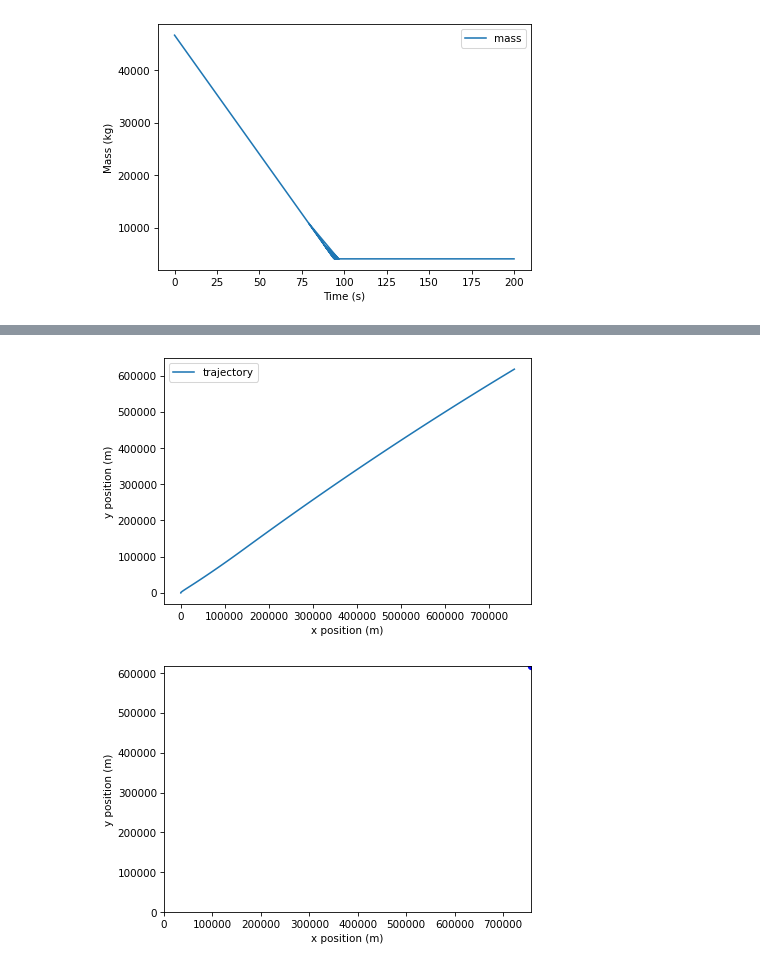
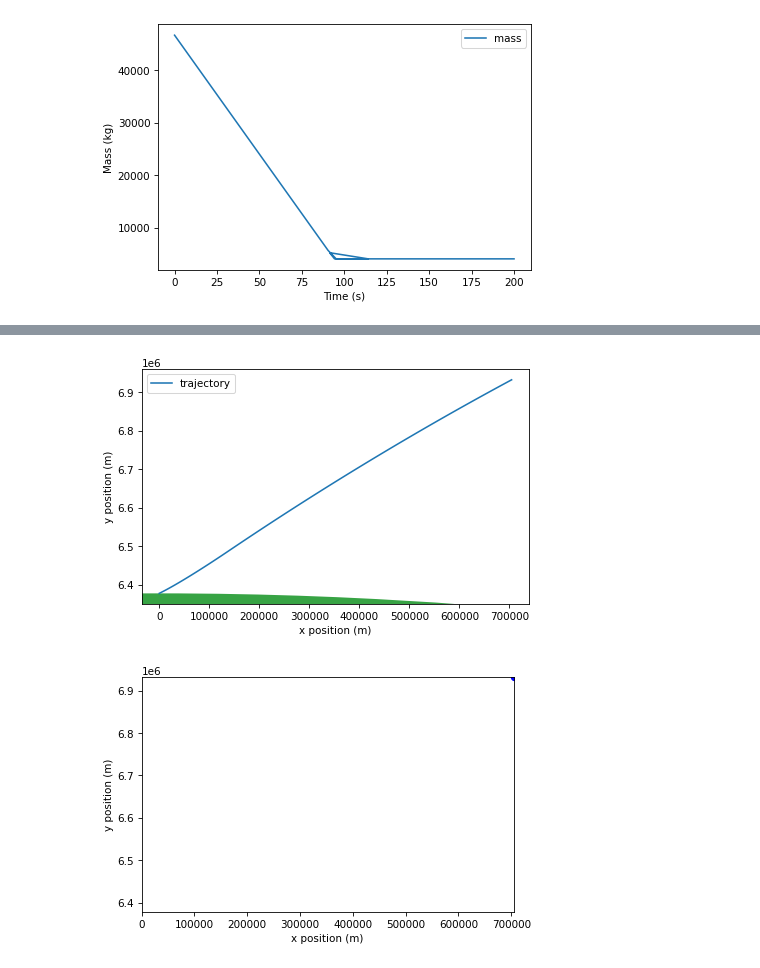
Before and after one commit to ShadowRonin/rocket-trajectory, a Jupyter notebook: rocketsim.ipynb, the cells around one changed output, grey strips where cells are left out. Saved outputs shown, nothing was run; the diff lists cells and outputs as text; code cells hidden in the pictures.

```diff
--- a/rocketsim.ipynb
+++ b/rocketsim.ipynb
@@ -51,7 +61,6 @@ Pitch over happens at 244m, for this simulation we'll say the angle change insta
 # Set up params, all metric
 params = Params(
     x = 0,
-    y = 0,
     speed = 0,
 
     g0 = 9.8,        # m/s**2
@@ -64,6 +73,8 @@ params = Params(
     turnover_time = 244.0,
     turnover_angle = 45.0,
 
+    earth_diameter = 12756000, # meters
+
     #booster AJ-60A from an Atlas V
     max_thrust = 1688400.0, #N
     specific_impulse = 279.3, #s; need to figure out how to use this
@@ -77,19 +88,20 @@ from numpy import pi, deg2rad
 from turnover import calc_angle
 
 def make_system(params):
+    y = params.earth_diameter / 2
 
     # convert angle to radians
-    angle = calc_angle(params.y, params)
+    angle = calc_angle(y, params)
     theta = deg2rad(angle)
 
     # compute x and y components of velocity
     vx, vy = pol2cart(theta, params.speed)
 
     # make the initial state
-    g = params.g0 * np.square(params.Re / (params.Re + params.y))
+    g = params.g0 * np.square(params.Re / (params.Re + y))
     mass = params.mass
 
-    init = State(x=params.x, y=params.y, vx=vx, vy=vy)
+    init = State(x=params.x, y=y, vx=vx, vy=vy)
 
     # compute the frontal area
     area = pi * (params.diameter/2)**2
@@ -141,14 +153,20 @@ print(calc_gravity(100000, system))
 # %%
 mass_series = pd.Series()
 gravity_series = pd.Series()
+drag_x_series = pd.Series()
+drag_y_series = pd.Series()
 
 def slope_func(t, state, system):
     x, y, vx, vy = state
-    g = calc_gravity(y, system)
+
+    V = Vector(vx, vy)
+    P = Vector (x, y)
+
+    g = calc_gravity(P, system)
     mass = calc_mass(t, system)
 
-    V = Vector(vx, vy)
-    a_drag = drag_force(V, y, system) / mass
+    drag = drag_force(V, P, system)
+    a_drag = drag / mass
     a_grav = g * Vector(0, -1)
     a_thrust = thrust_force(t, y, system) / mass
 
@@ -156,6 +174,8 @@ def slope_func(t, state, system):
 
     mass_series[t] = mass
     gravity_series[t] = g
+    drag_x_series[t] = drag.x
+    drag_y_series[t] = drag.y
 
     return V.x, V.y, A.x, A.y#, g, mass
 # %%
@@ -219,15 +241,22 @@ decorate(xlabel='Time (s)',
 # %%
 def plot_trajectory(results):
     x = results.x
     y = results.y
     make_series(x, y).plot(label='trajectory')
 
     decorate(xlabel='x position (m)',
              ylabel='y position (m)')
 
+    ax = plt.gca()
+    pp2 = plt.Circle((0, 0), params.earth_diameter / 2)
+    pp2.set_facecolor('#37a344')
+    ax.add_patch(pp2)
+
+
+
 plot_trajectory(results)
 # %% [output]
-[figure, old version]
+[figure, new version]
 # %%
 from matplotlib.pyplot import plot
 
@@ -243,4 +272,4 @@ def draw_func(t, state):
 # %%
 animate(results, draw_func)
 # %% [output]
-[figure, old version]
+[figure, new version]
```
Also changed, not shown: parts of 10 cells of this notebook, 2 other files.
